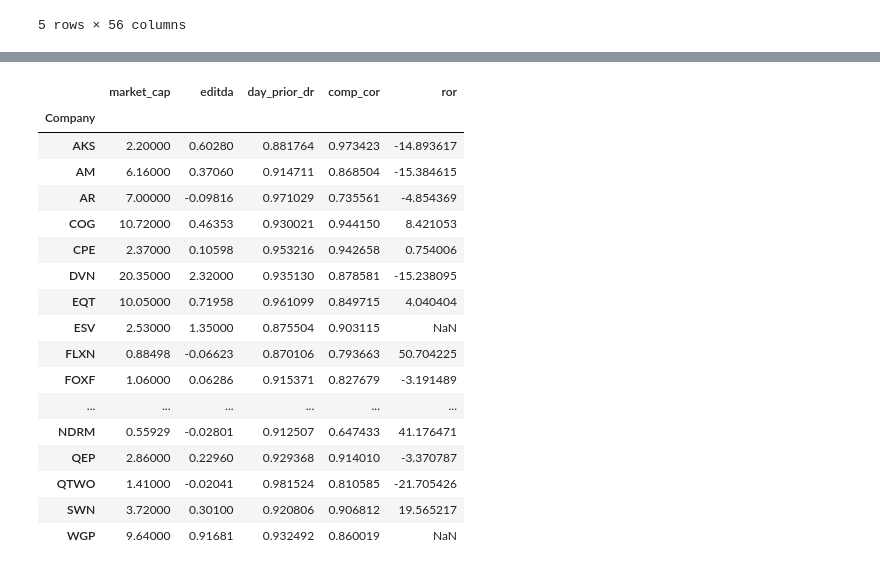
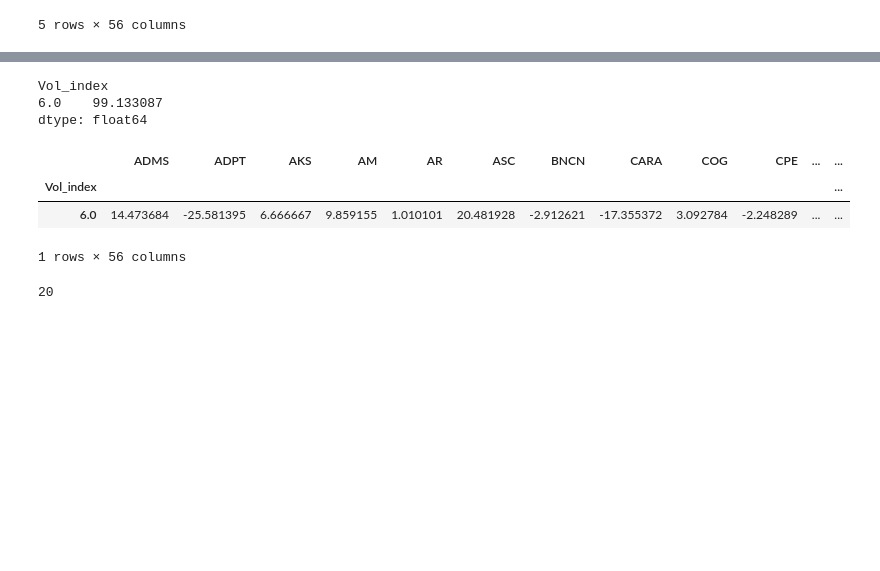
Before and after one commit to dancardella/K2-Curriculum, a Jupyter notebook: CURRICULUM/Regression/Regression_Project.ipynb, the cells around one changed output, grey strips where cells are left out. Cells and saved outputs as stored; diff of their text form; code cells hidden in the pictures; blank space fills up the shorter version.

```diff
--- a/CURRICULUM/Regression/Regression_Project.ipynb
+++ b/CURRICULUM/Regression/Regression_Project.ipynb
@@ -353,0 +305,7 @@ ror_window= vol_window(3.8, 5.6)
+# %%
+len(ror_window.T)
+ror_window.T.sum()
+# %% [output]
+Vol_index
+6.0    99.133087
+dtype: float64
@@ -354,2 +315,10 @@ ror_window= vol_window(3.8, 5.6)
+# %%
+ror_window
+#fundamentals.head()
+# %% [output]
+|  | ADMS | ADPT | AKS | AM | AR | ASC | BNCN | CARA | COG | CPE | ... | ... |
+| Vol_index |  |  |  |  |  |  |  |  |  |  |  | ... |
+| 6.0 | 14.473684 | -25.581395 | 6.666667 | 9.859155 | 1.010101 | 20.481928 | -2.912621 | -17.355372 | 3.092784 | -2.248289 | ... | ... |
+1 rows × 56 columns
 # %%
 # SETTING ror_window
@@ -359,24 +328,3 @@ fundamentals_masked.to_csv('fundamentals_masked.csv')
-# %%
-fundamentals_masked
-# %% [output]
-|  | market_cap | editda | day_prior_dr | comp_cor | ror |
-| Company |  |  |  |  |  |
-| AKS | 2.20000 | 0.60280 | 0.881764 | 0.973423 | -14.893617 |
-| AM | 6.16000 | 0.37060 | 0.914711 | 0.868504 | -15.384615 |
-| AR | 7.00000 | -0.09816 | 0.971029 | 0.735561 | -4.854369 |
-| COG | 10.72000 | 0.46353 | 0.930021 | 0.944150 | 8.421053 |
-| CPE | 2.37000 | 0.10598 | 0.953216 | 0.942658 | 0.754006 |
-| DVN | 20.35000 | 2.32000 | 0.935130 | 0.878581 | -15.238095 |
-| EQT | 10.05000 | 0.71958 | 0.961099 | 0.849715 | 4.040404 |
-| ESV | 2.53000 | 1.35000 | 0.875504 | 0.903115 | NaN |
-| FLXN | 0.88498 | -0.06623 | 0.870106 | 0.793663 | 50.704225 |
-| FOXF | 1.06000 | 0.06286 | 0.915371 | 0.827679 | -3.191489 |
-| ... | ... | ... | ... | ... | ... |
-| NDRM | 0.55929 | -0.02801 | 0.912507 | 0.647433 | 41.176471 |
-| QEP | 2.86000 | 0.22960 | 0.929368 | 0.914010 | -3.370787 |
-| QTWO | 1.41000 | -0.02041 | 0.981524 | 0.810585 | -21.705426 |
-| SWN | 3.72000 | 0.30100 | 0.920806 | 0.906812 | 19.565217 |
-| WGP | 9.64000 | 0.91681 | 0.932492 | 0.860019 | NaN |
 # %%
 def fun_masking(market_cap,editda,day_prior_dr,comp_cor):
     fundamentals_masked = fundamentals[fundamentals['comp_cor']>comp_cor]
@@ -385,6 +333,9 @@ def fun_masking(market_cap,editda,day_prior_dr,comp_cor):
     fundamentals_masked = fundamentals_masked[fundamentals_masked['editda'] >editda]
     fundamentals_masked = fundamentals_masked[fundamentals_masked['day_prior_dr'] <day_prior_dr]
     return (fundamentals_masked)
-fundamentals_masked= fun_masking(market_cap=.5,editda=-1,day_prior_dr=1,comp_cor=.6)
+fundamentals_masked= fun_masking(market_cap=.3,editda=-2,day_prior_dr=1,comp_cor=.7)
+len(fundamentals_masked)
+# %% [output]
+20
 # %%
 import statsmodels.api as sm
```
Also changed, not shown: parts of 34 cells of this notebook.
